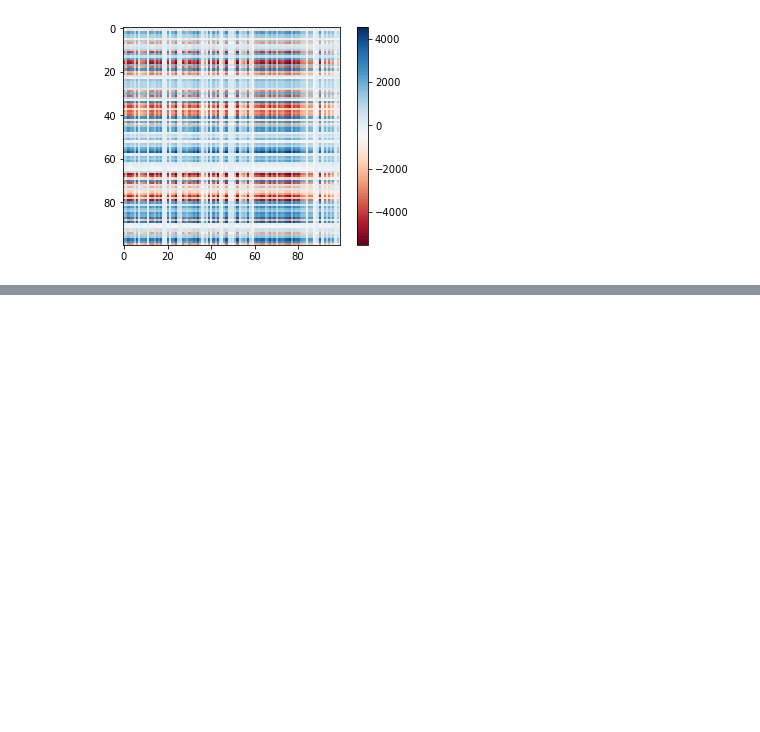
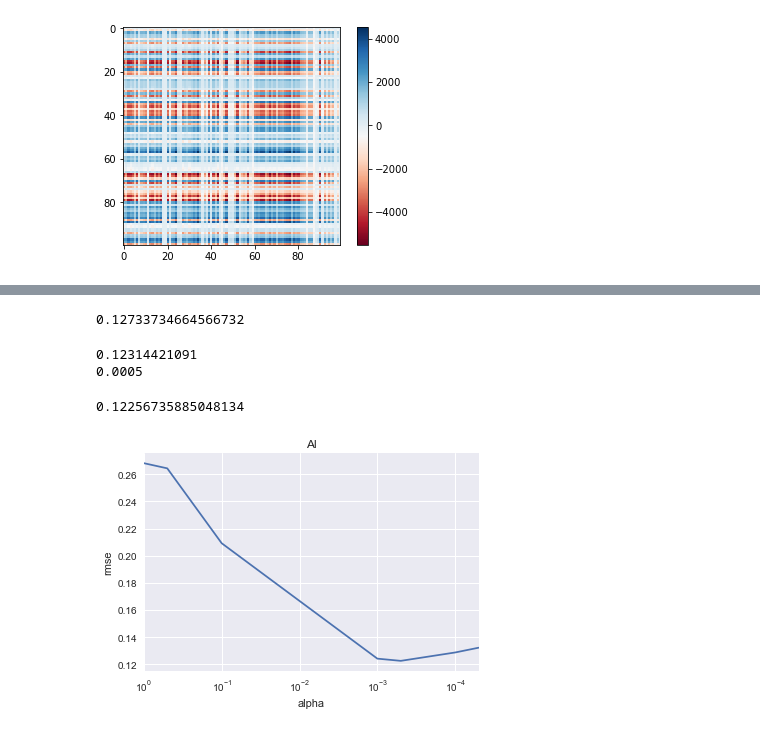
Before and after one commit to carolineeeyao/DSLAB, a Jupyter notebook: Lab4/Lab4.ipynb, the cells around one changed output, grey strips where cells are left out. Saved outputs shown, nothing was run; the diff lists cells and outputs as text; code cells hidden in the pictures; blank space fills up the shorter version.

```diff
--- a/Lab4/Lab4.ipynb
+++ b/Lab4/Lab4.ipynb
@@ -188,0 +220,53 @@ True
+# %%
+#log transform the target:
+train["SalePrice"] = np.log1p(train["SalePrice"])
+
+#log transform skewed numeric features:
+numeric_feats = all_data.dtypes[all_data.dtypes != "object"].index
+
+skewed_feats = train[numeric_feats].apply(lambda x: skew(x.dropna())) #compute skewness
+skewed_feats = skewed_feats[skewed_feats > 0.75]
+skewed_feats = skewed_feats.index
+
+all_data[skewed_feats] = np.log1p(all_data[skewed_feats])
+# %%
+#split rows that arent comparable
+all_data = pd.get_dummies(all_data)
+#filling NA's with the mean of the column:
+all_data = all_data.fillna(all_data.mean())
+# %%
+#creating matrices for sklearn:
+X_train = all_data[:train.shape[0]]
+X_test = all_data[train.shape[0]:]
+y = train.SalePrice
+# %%
+from sklearn.linear_model import Ridge, RidgeCV, Lasso, LassoCV
+from sklearn.model_selection import cross_val_score
+
+def rmse_cv(model):
+    rmse= np.sqrt(-cross_val_score(model, X_train, y, scoring="neg_mean_squared_error", cv = 5))
+    return(rmse)
+# %%
+model_ridge = RidgeCV().fit(X_train, y)
+rmse_cv(model_ridge).mean()
+# %% [output]
+0.12733734664566732
+# %%
+model_lasso = LassoCV(alphas = [1, 0.1, 0.001, 0.0005]).fit(X_train, y)
+print rmse_cv(model_lasso).mean()
+print model_lasso.alpha_
+# %% [output]
+0.12314421091
+0.0005
+# %%
+alphas = [1, 0.5, 0.1, 0.001, 0.0005, 0.0001, 0.00005]
+cv_lasso = [rmse_cv(Lasso(alpha = alpha)).mean()
+            for alpha in alphas]
+cv_lasso = pd.Series(cv_lasso, index = alphas)
+cv_lasso.plot(title = "Alphas vs RMSE",logx=True)
+plt.xlabel("alpha")
+plt.ylabel("rmse")
+cv_lasso.min()
+# %% [output]
+0.12256735885048134
+[figure, added]
```
Also changed, not shown: parts of 12 cells of this notebook.
